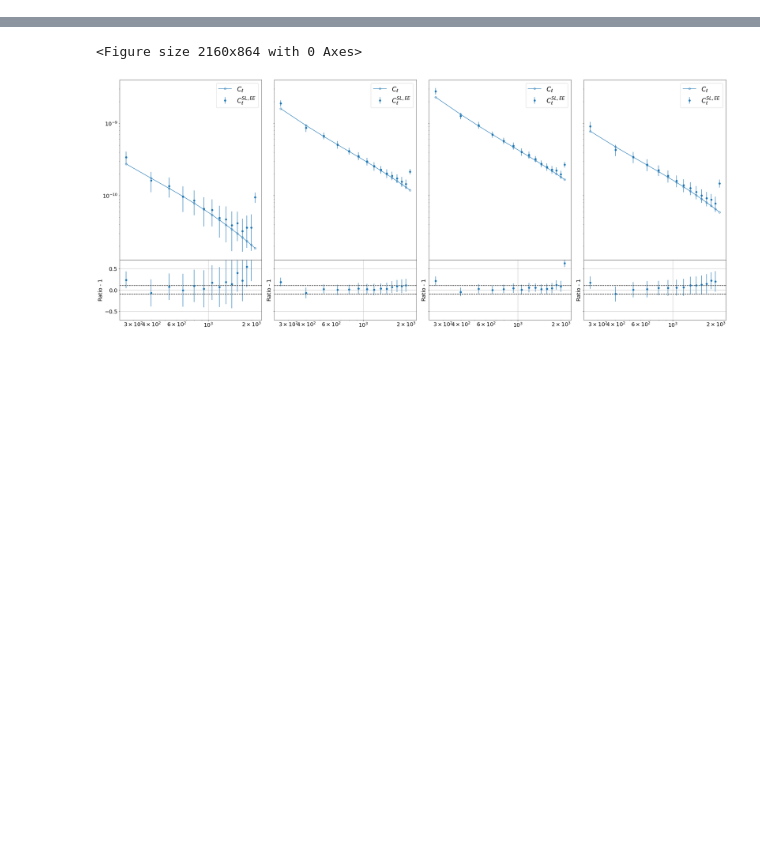
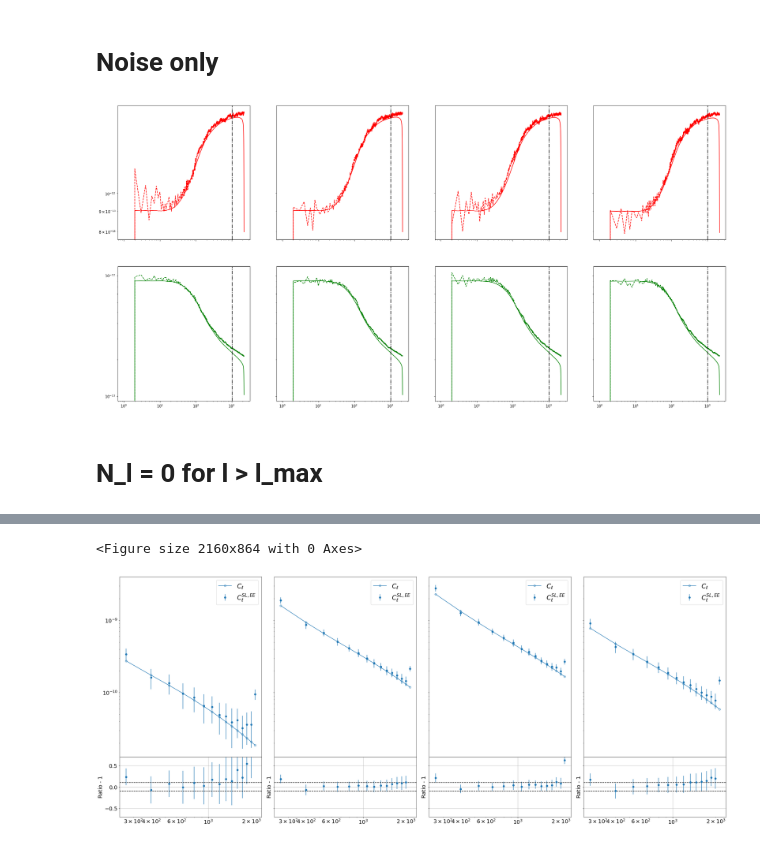
Before and after one commit to sukhdeep2/skylens_lite, a Jupyter notebook: notebooks/ErrorAnalysis.ipynb, the cells around one changed output, grey strips where cells are left out. Cells and saved outputs as stored; diff of their text form; code cells hidden in the pictures; blank space fills up the shorter version.

```diff
--- a/notebooks/ErrorAnalysis.ipynb
+++ b/notebooks/ErrorAnalysis.ipynb
@@ -64,0 +212,38 @@ noise_cl = noise_cl * np.ones_like(cl_theory[0])
+# %% [markdown]
+# Noise only
+# %%
+pcl_t_ee = np.zeros((100, 4, 3*nside))
+pcl_t_bb = np.zeros((100, 4, 3*nside))
+for i in range(100):
+    fname = f'../sims/pcl_{i}_eb_with_noise_only.pickle'
+    with open(fname, 'rb') as f:
+         d = pickle.load(f)
+    for b in range(4):
+        pcl_t_ee[i][b] = d[b][1]
+        pcl_t_bb[i][b] = d[b][2]
+# %%
+pcl_t_ee_mean = np.mean(pcl_t_ee, axis=0)
+pcl_t_bb_mean = np.mean(pcl_t_bb, axis=0)
+# %%
+fig, axs = plt.subplots(nrows=2, ncols=4, figsize=(30, 15), sharey='row', sharex=True)
+noise_cl_ee = noise_cl * 1.
+noise_cl_bb = (0.1 * noise_cl) * 1.
+for i in range(4):
+    bi = (i, i)
+    M_noise = SL[bi]['M_noise']
+    M_b_noise = SL[bi]['M_B_noise']
+
+    Dl_ee = noise_cl_ee[:lmax_cl] @ M_noise + noise_cl_bb[:lmax_cl] @ M_b_noise
+    Dl_bb = noise_cl_bb[:lmax_cl] @ M_noise + noise_cl_ee[:lmax_cl] @ M_b_noise
+
+    axs[0, i].loglog(ell[:lmax_cl], pcl_t_ee_mean[i][:lmax_cl], c='red', ls='--')
+    axs[0, i].loglog(ell[:lmax_cl], Dl_ee, c='red')
+    axs[0, i].axvline(nside, c='black', ls='-.')
+
+    axs[1, i].loglog(ell[:lmax_cl], pcl_t_bb_mean[i][:lmax_cl], c='green', ls='--')
+    axs[1, i].loglog(ell[:lmax_cl], Dl_bb, c='green')
+    axs[1, i].axvline(nside, c='black', ls='-.')
+# %% [output]
+[figure, added]
+# %% [markdown]
+# N_l = 0 for l > l_max
```
Also changed, not shown: parts of 28 cells of this notebook.
